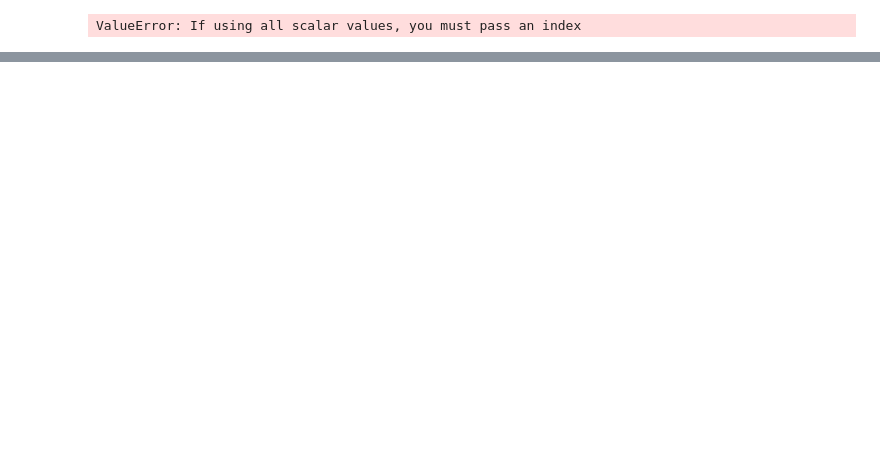
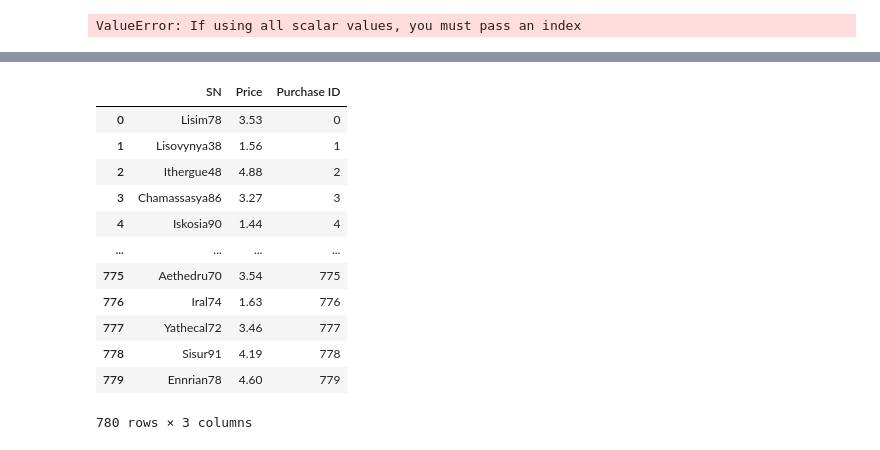
Before and after one commit to EmmaLimoli/pandas-challenge, a Jupyter notebook: HeroesOfPymoli/Pymoli Homework .ipynb, the cells around one changed output, grey strips where cells are left out. Cells and saved outputs as stored; diff of their text form; code cells hidden in the pictures; blank space fills up the shorter version.

```diff
--- a/HeroesOfPymoli/Pymoli Homework .ipynb
+++ b/HeroesOfPymoli/Pymoli Homework .ipynb
@@ -403,0 +409,18 @@ ValueError: If using all scalar values, you must pass an index
+# %%
+#focus on SN, Price, Purchase ID
+top_spender_eliminate = spenders[["SN", "Price", "Purchase ID"]]
+top_spender_eliminate
+# %% [output]
+|  | SN | Price | Purchase ID |
+| 0 | Lisim78 | 3.53 | 0 |
+| 1 | Lisovynya38 | 1.56 | 1 |
+| 2 | Ithergue48 | 4.88 | 2 |
+| 3 | Chamassasya86 | 3.27 | 3 |
+| 4 | Iskosia90 | 1.44 | 4 |
+| ... | ... | ... | ... |
+| 775 | Aethedru70 | 3.54 | 775 |
+| 776 | Iral74 | 1.63 | 776 |
+| 777 | Yathecal72 | 3.46 | 777 |
+| 778 | Sisur91 | 4.19 | 778 |
+| 779 | Ennrian78 | 4.60 | 779 |
+780 rows × 3 columns
```
Also changed, not shown: parts of 40 cells of this notebook.
